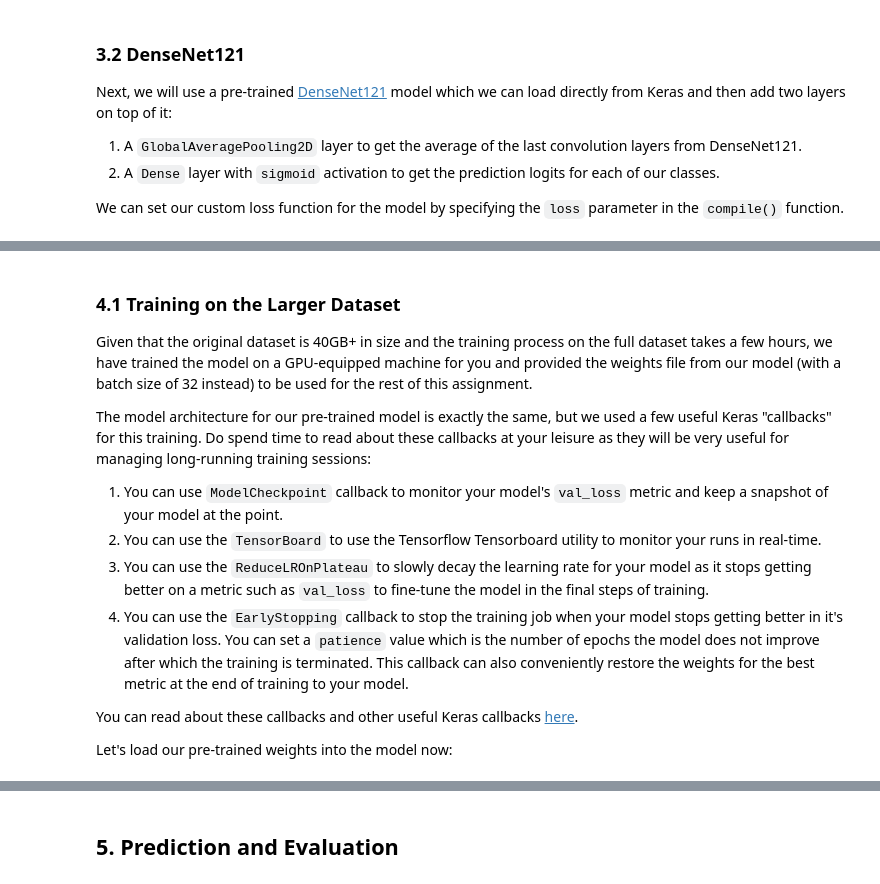
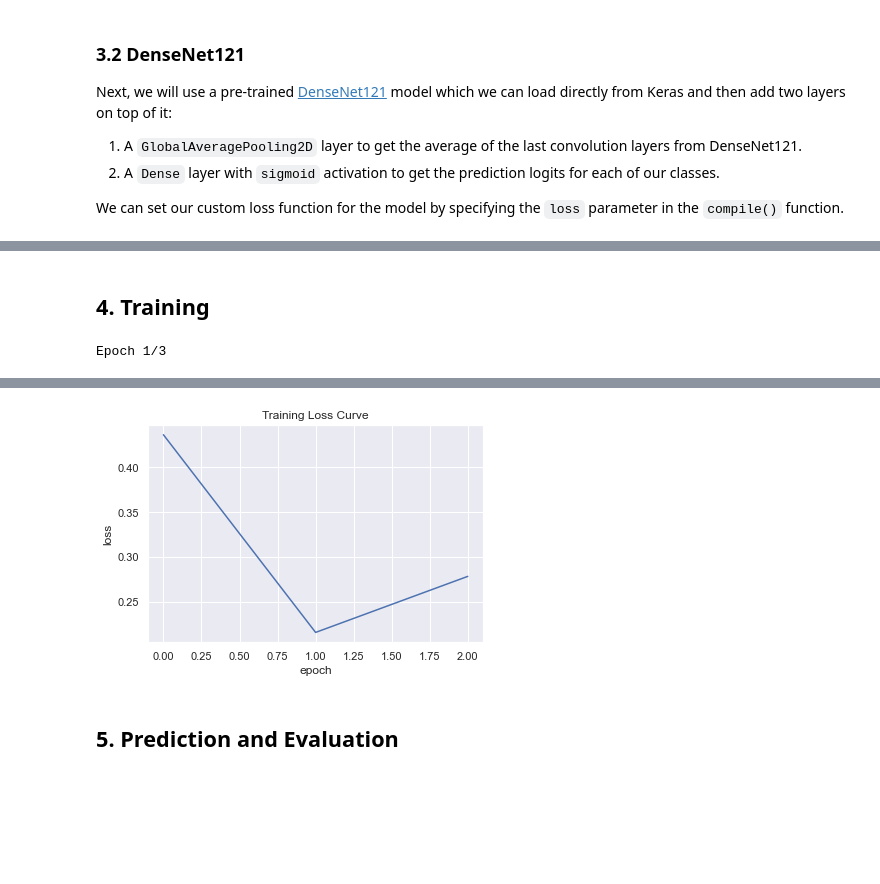
Before and after one commit to dontknowDS/Malaria-Cell-Classification, a Jupyter notebook: Malaria Classification.ipynb, the cells around one changed output, grey strips where cells are left out. Drawn from its saved outputs; the diff is of its cells as text; code cells hidden in the pictures; blank space fills up the shorter version.

```diff
--- a/Malaria Classification.ipynb
+++ b/Malaria Classification.ipynb
@@ -697,7 +740,7 @@ Next, we will use a pre-trained [DenseNet121](https://www.kaggle.com/pytorch/den
 We can set our custom loss function for the model by specifying the `loss` parameter in the `compile()` function.
 # %%
 # create the base pre-trained model
-base_model = DenseNet121(weights='models/nih/densenet.hdf5', include_top=False)
+base_model = DenseNet121(weights='imagenet', include_top=False)
 
 x = base_model.output
 
@@ -705,7 +748,8 @@ x = base_model.output
 x = GlobalAveragePooling2D()(x)
 
 # and a logistic layer
-predictions = Dense(len(labels), activation="sigmoid")(x)
+predictions = Dense(1, activation="sigmoid")(x)
 
 model = Model(inputs=base_model.input, outputs=predictions)
-model.compile(optimizer='adam', loss=get_weighted_loss(pos_weights, neg_weights))
+#model.compile(optimizer='adam', loss=get_weighted_loss(pos_weights, neg_weights))
+model.compile(optimizer='adam', loss='BinaryCrossentropy')
@@ -739,18 +756,17 @@ plt.show()
-# %% [markdown]
-<a name='4-1'></a>
-### 4.1 Training on the Larger Dataset
-
-Given that the original dataset is 40GB+ in size and the training process on the full dataset takes a few hours, we have trained the model on a GPU-equipped machine for you and provided the weights file from our model (with a batch size of 32 instead) to be used for the rest of this assignment.
-
-The model architecture for our pre-trained model is exactly the same, but we used a few useful Keras "callbacks" for this training. Do spend time to read about these callbacks at your leisure as they will be very useful for managing long-running training sessions:
-
-1. You can use `ModelCheckpoint` callback to monitor your model's `val_loss` metric and keep a snapshot of your model at the point.
-2. You can use the `TensorBoard` to use the Tensorflow Tensorboard utility to monitor your runs in real-time.
-3. You can use the `ReduceLROnPlateau` to slowly decay the learning rate for your model as it stops getting better on a metric such as `val_loss` to fine-tune the model in the final steps of training.
-4. You can use the `EarlyStopping` callback to stop the training job when your model stops getting better in it's validation loss. You can set a `patience` value which is the number of epochs the model does not improve after which the training is terminated. This callback can also conveniently restore the weights for the best metric at the end of training to your model.
-
-You can read about these callbacks and other useful Keras callbacks [here](https://keras.io/callbacks/).
-
-Let's load our pre-trained weights into the model now:
-# %%
-model.load_weights("models/nih/pretrained_model.h5")
+# %% [markdown]
+
+## 4. Training
+# %%
+history = model.fit_generator(train_generator,
+                              validation_data=valid_generator,
+                              steps_per_epoch=100,
+                              validation_steps=25,
+                              epochs = 3)
+
+plt.plot(history.history['loss'])
+plt.ylabel("loss")
+plt.xlabel("epoch")
+plt.title("Training Loss Curve")
+plt.show()
+# %% [output]
+Epoch 1/3
@@ -757,3 +778,4 @@ model.load_weights("models/nih/pretrained_model.h5")
+[figure, added]
 # %% [markdown]
 <a name='5'></a>
 ## 5. Prediction and Evaluation
```
Also changed, not shown: parts of 27 cells of this notebook.
